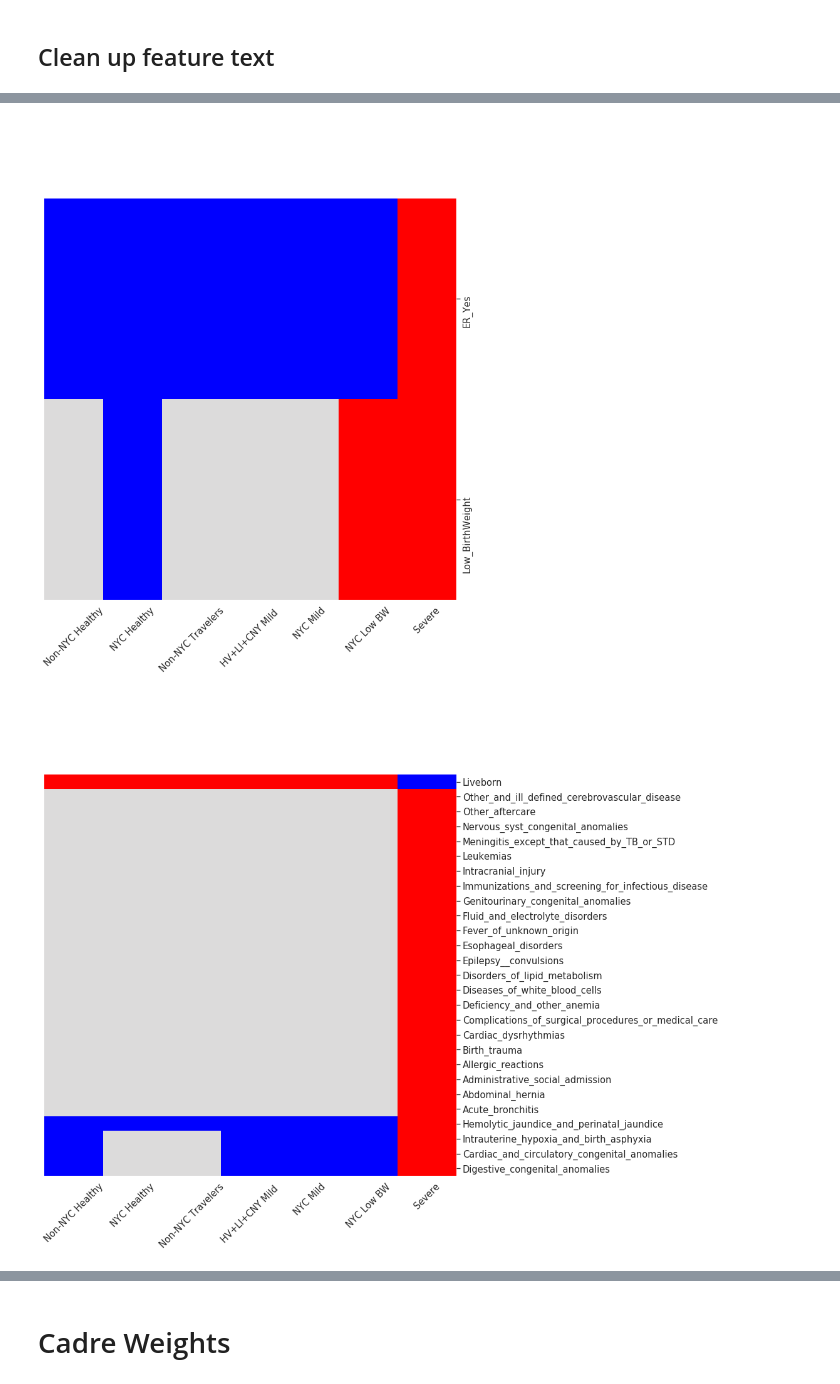
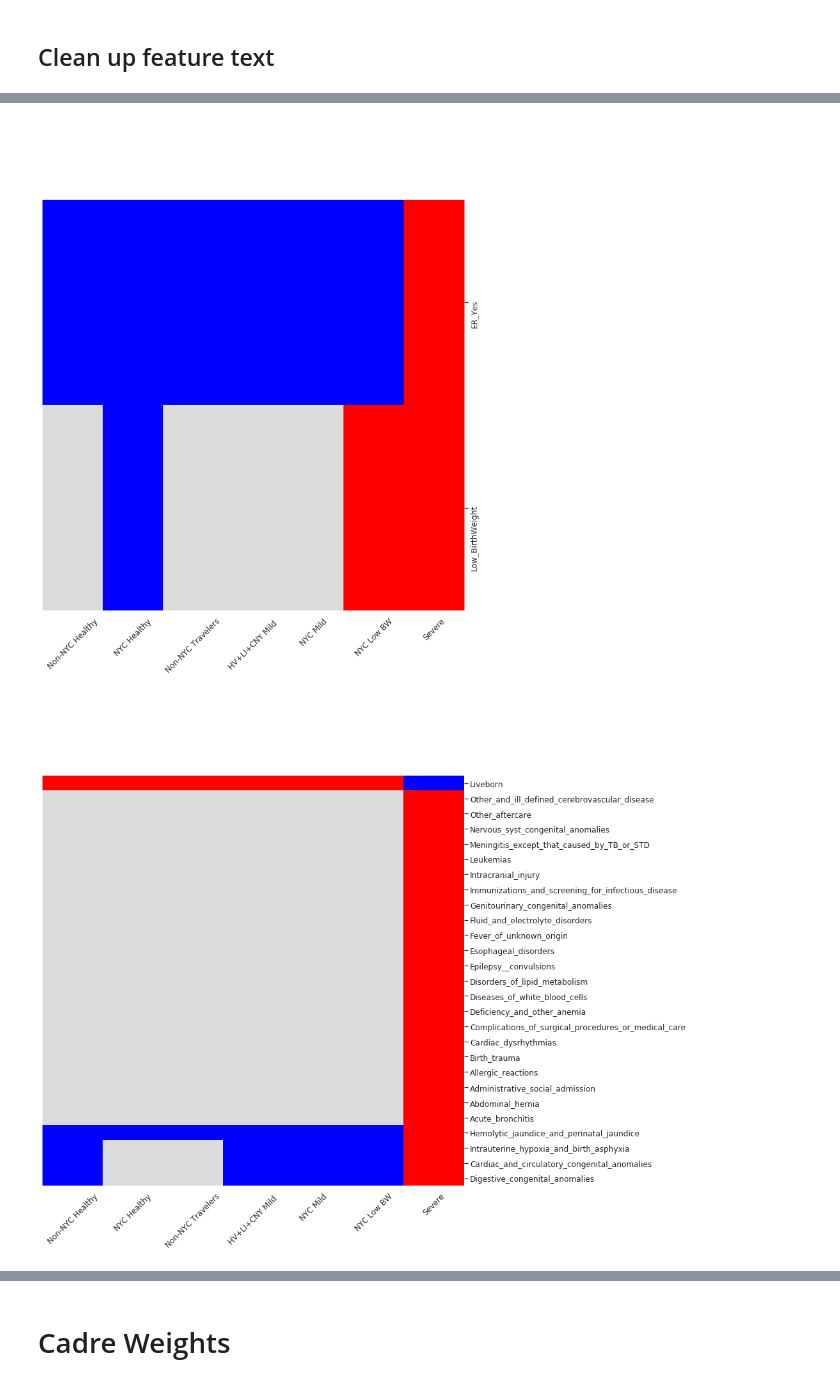
Before and after one commit to TheRensselaerIDEA/SuMMP, a Jupyter notebook: SGMM_Newborn.ipynb, the cells around one changed output, grey strips where cells are left out. Drawn from its saved outputs; the diff is of its cells as text; code cells hidden in the pictures.

```diff
--- a/SGMM_Newborn.ipynb
+++ b/SGMM_Newborn.ipynb
@@ -408,7 +410,7 @@ new_feat = [s.replace('system','syst')for s in new_feat]
 
 clustname = ['Non-NYC Healthy','NYC Healthy','Non-NYC Travelers','HV+LI+CNY Mild ','NYC Mild','NYC Low BW','Severe']
 
-sns.set(font_scale=1.33)
+sns.set(font_scale=1.1)
 
 mycmap = mpl.colors.LinearSegmentedColormap.from_list("", ["blue","gainsboro","red"])
 for cat, val in categories.items():
@@ -428,2 +430,2 @@ for cat, val in categories.items():
-[figure, old version]
+[figure, new version]
-[figure, old version]
+[figure, new version]
```
Also changed, not shown: parts of 5 cells of this notebook.
